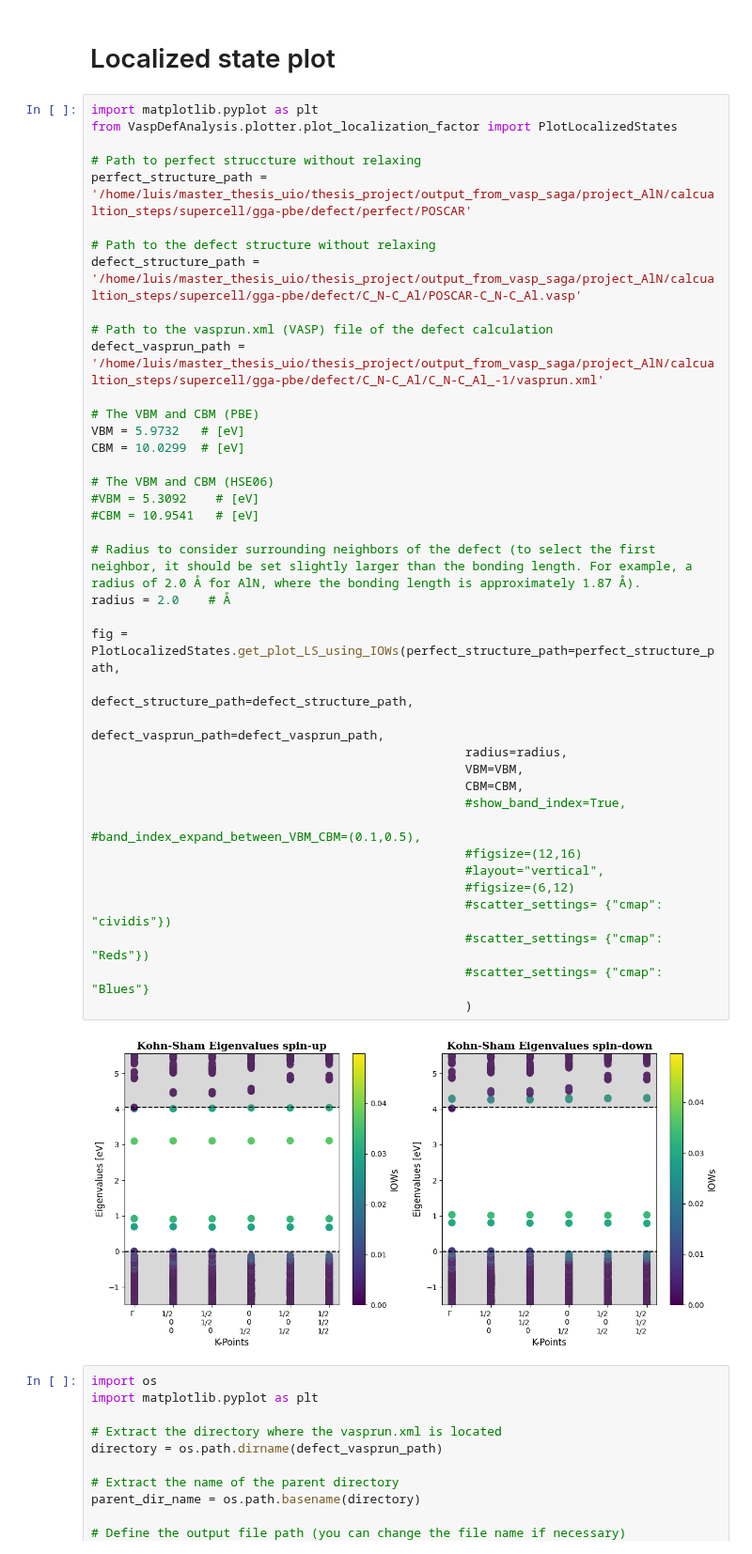
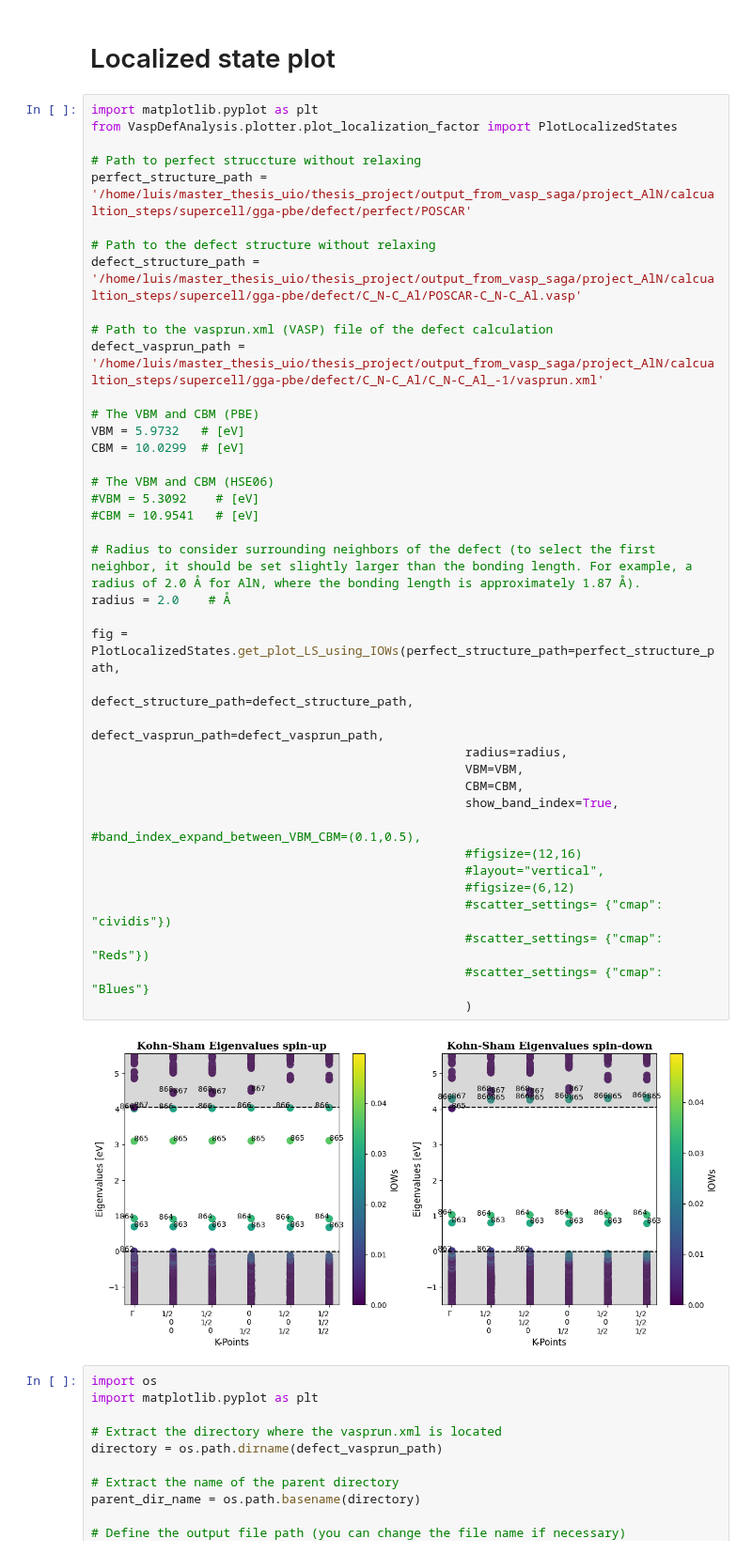
Before and after one commit to Luisrj14/VaspDefAnalysis, a Jupyter notebook: notebook/plot_localized_state.ipynb, the cells around one changed output. Shown at 94% size. Saved outputs shown, nothing was run; the diff lists cells and outputs as text.

```diff
--- a/notebook/plot_localized_state.ipynb
+++ b/notebook/plot_localized_state.ipynb
@@ -12,35 +12,35 @@ defect_structure_path = '/home/luis/master_thesis_uio/thesis_project/output_from
 
 # Path to the vasprun.xml (VASP) file of the defect calculation
 defect_vasprun_path = '/home/luis/master_thesis_uio/thesis_project/output_from_vasp_saga/project_AlN/calcualtion_steps/supercell/gga-pbe/defect/C_N-C_Al/C_N-C_Al_-1/vasprun.xml'
 
 # The VBM and CBM (PBE)
 VBM = 5.9732   # [eV]
 CBM = 10.0299  # [eV]
 
 # The VBM and CBM (HSE06)
 #VBM = 5.3092    # [eV]
 #CBM = 10.9541   # [eV]
 
 # Radius to consider surrounding neighbors of the defect (to select the first neighbor, it should be set slightly larger than the bonding length. For example, a radius of 2.0 Å for AlN, where the bonding length is approximately 1.87 Å).
 radius = 2.0    # Å
 
 fig = PlotLocalizedStates.get_plot_LS_using_IOWs(perfect_structure_path=perfect_structure_path,
                                                    defect_structure_path=defect_structure_path,
                                                    defect_vasprun_path=defect_vasprun_path,
                                                    radius=radius,
                                                    VBM=VBM,
                                                    CBM=CBM,
-                                                   #show_band_index=True,
+                                                   show_band_index=True,
                                                    #band_index_expand_between_VBM_CBM=(0.1,0.5),
                                                    #figsize=(12,16)
                                                    #layout="vertical",
                                                    #figsize=(6,12)
                                                    #scatter_settings= {"cmap": "cividis"})
                                                    #scatter_settings= {"cmap": "Reds"})
                                                    #scatter_settings= {"cmap": "Blues"}
                                                    )
 # %% [output]
-[figure, old version]
+[figure, new version]
 # %%
 import os
 import matplotlib.pyplot as plt
```
Also changed, not shown: 2 other files.
